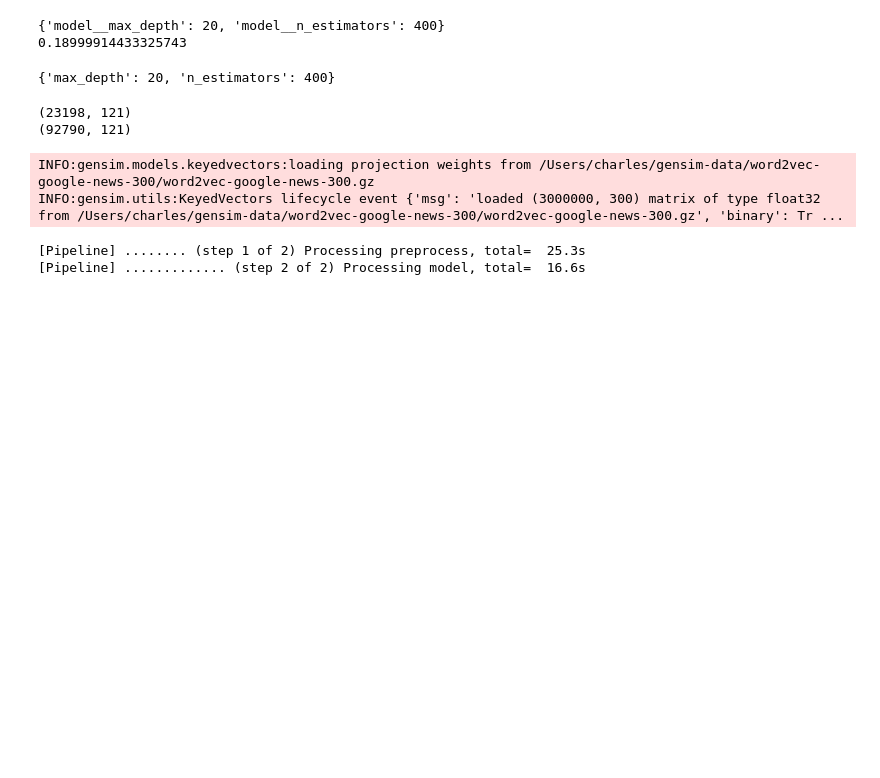
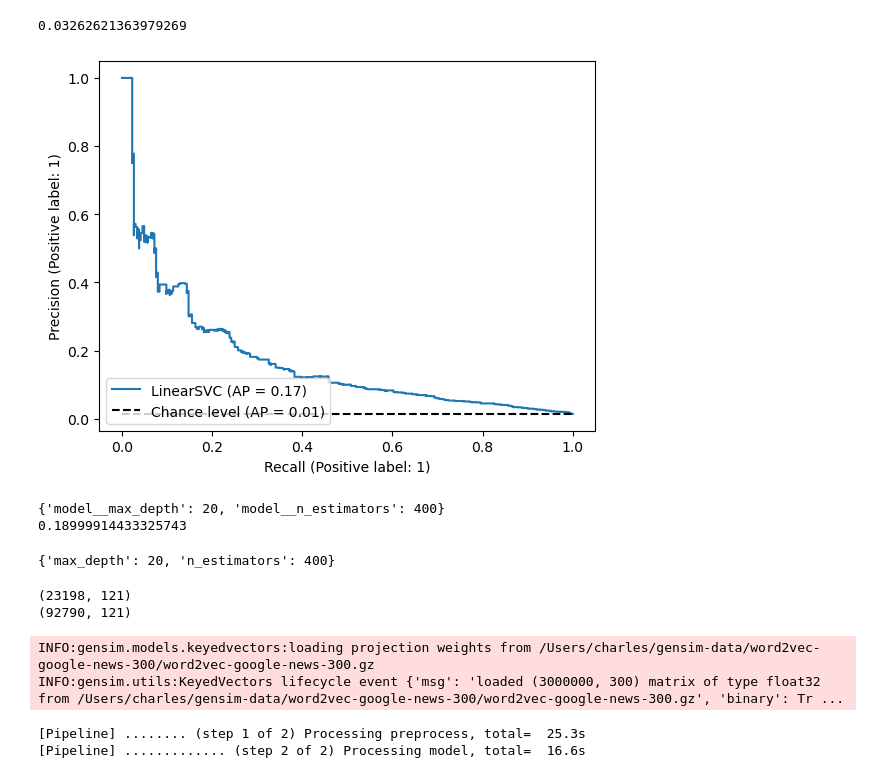
Before and after one commit to charles-zablit/challenge-STASC, a Jupyter notebook: test.ipynb, the cells around one changed output. Cells and saved outputs as stored; diff of their text form; code cells hidden in the pictures; blank space fills up the shorter version.

```diff
--- a/test.ipynb
+++ b/test.ipynb
@@ -60,31 +64,9 @@ def load_train_df(path: pathlib.Path) -> pd.DataFrame:
         + ["model" + str(i) for i in range(1, 25)]
         + ["goods_code" + str(i) for i in range(1, 25)]
     )
-    mixed_columns_dtype = {col: str for col in mixed_columns}
-    return pd.read_csv(path, dtype=mixed_columns_dtype)
+    dtype = {col: str for col in mixed_columns}
+    return pd.read_csv(path, dtype=dtype)
 
 
 def load_test_df(path: pathlib.Path) -> pd.Series:
     return pd.read_csv(path)["fraud_flag"]
-# %%
-def df_to_input(df: pd.DataFrame) -> Tuple[pd.DataFrame, List[str], List[str]]:
-    cols_base = ["goods_code"]
-    columns_to_drop = ["ID"] + [col + str(i) for col in cols_base for i in range(1, 25)]
-
-    df = df.drop(columns_to_drop, axis=1)
-
-    # Identify the columns to apply RNN tokenization
-    rnn_columns = ["make", "item", "model"]  # Add more columns as needed
-    rnn_columns = [col + str(i) for col in rnn_columns for i in range(1, 25)]
-
-    # Identify the categorical and numerical columns
-    categorical_columns = rnn_columns
-    numerical_columns = [col for col in df.columns if col not in set(categorical_columns)]
-
-    # Clean data
-    for col in categorical_columns:
-        df[col] = df[col].fillna("")
-    for col in numerical_columns:
-        df[col] = df[col].fillna(0)
-
-    return df, categorical_columns, numerical_columns
@@ -137,4 +188,4 @@ grid = GridSearchCV(
 # %%
 # Fit the pipeline
-grid.fit(X_train, y_train)
+pipeline.fit(X_train, y_train)
 # %% [output]
@@ -168,3 +213,11 @@ Fitting 5 folds for each of 9 candidates, totalling 45 fits
+# %%
+print(metrics.average_precision_score(y_test, pipeline.predict(X_test)))
+display = metrics.PrecisionRecallDisplay.from_estimator(
+    pipeline, X_test, y_test, name="LinearSVC", plot_chance_level=True
+)
+# %% [output]
+0.03262621363979269
+[figure, added]
 # %%
 print(grid.best_params_)
 print(grid.best_score_)
```
Also changed, not shown: parts of 4 cells of this notebook, 2 other files.
